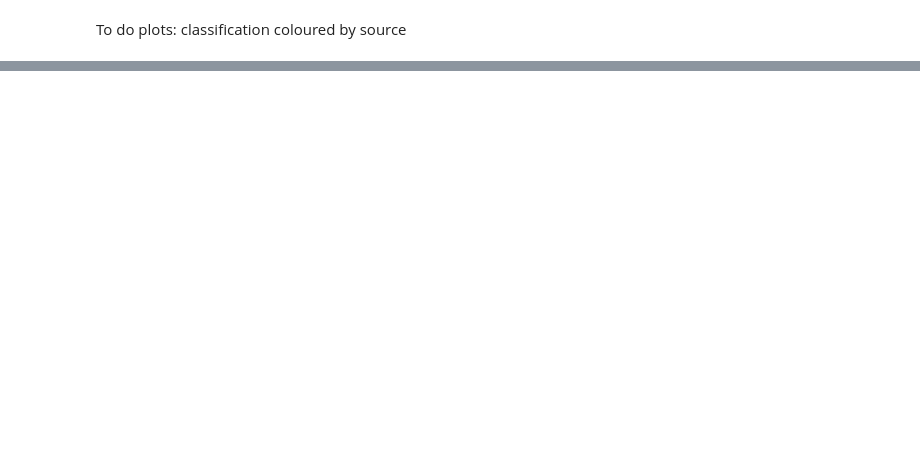
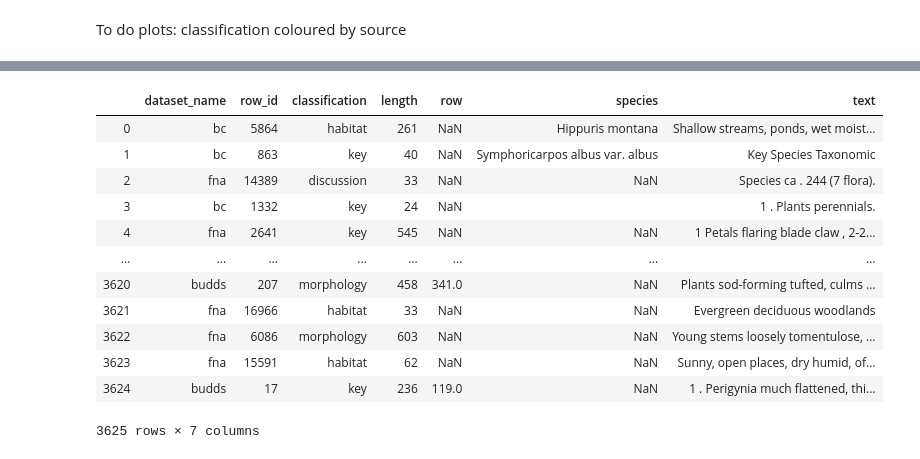
Before and after one commit to jocelynpender/flora-prepper, a Jupyter notebook: notebooks/analysis_visualization.ipynb, the cells around one changed output, grey strips where cells are left out. Saved outputs shown, nothing was run; the diff lists cells and outputs as text; code cells hidden in the pictures; blank space fills up the shorter version.

```diff
--- a/notebooks/analysis_visualization.ipynb
+++ b/notebooks/analysis_visualization.ipynb
@@ -177,0 +297,16 @@ classification coloured by source
+# %%
+flora_data_frame
+# %% [output]
+|  | dataset_name | row_id | classification | length | row | species | text |
+| 0 | bc | 5864 | habitat | 261 | NaN | Hippuris montana | Shallow streams, ponds, wet moist... |
+| 1 | bc | 863 | key | 40 | NaN | Symphoricarpos albus var. albus | Key Species Taxonomic |
+| 2 | fna | 14389 | discussion | 33 | NaN | NaN | Species ca . 244 (7 flora). |
+| 3 | bc | 1332 | key | 24 | NaN |  | 1 . Plants perennials. |
+| 4 | fna | 2641 | key | 545 | NaN | NaN | 1 Petals flaring blade claw , 2-2... |
+| ... | ... | ... | ... | ... | ... | ... | ... |
+| 3620 | budds | 207 | morphology | 458 | 341.0 | NaN | Plants sod-forming tufted, culms ... |
+| 3621 | fna | 16966 | habitat | 33 | NaN | NaN | Evergreen deciduous woodlands |
+| 3622 | fna | 6086 | morphology | 603 | NaN | NaN | Young stems loosely tomentulose, ... |
+| 3623 | fna | 15591 | habitat | 62 | NaN | NaN | Sunny, open places, dry humid, of... |
+| 3624 | budds | 17 | key | 236 | 119.0 | NaN | 1 . Perigynia much flattened, thi... |
+3625 rows × 7 columns
```
Also changed, not shown: parts of 28 cells of this notebook, 2 other files.
